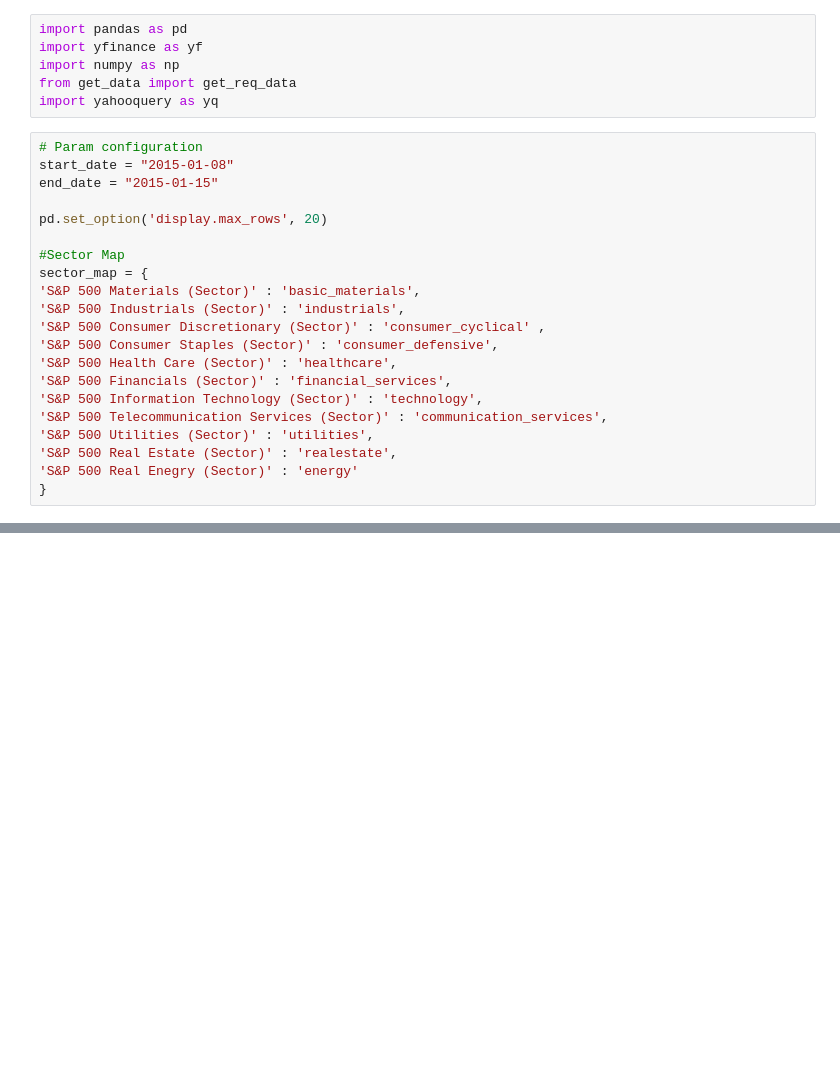
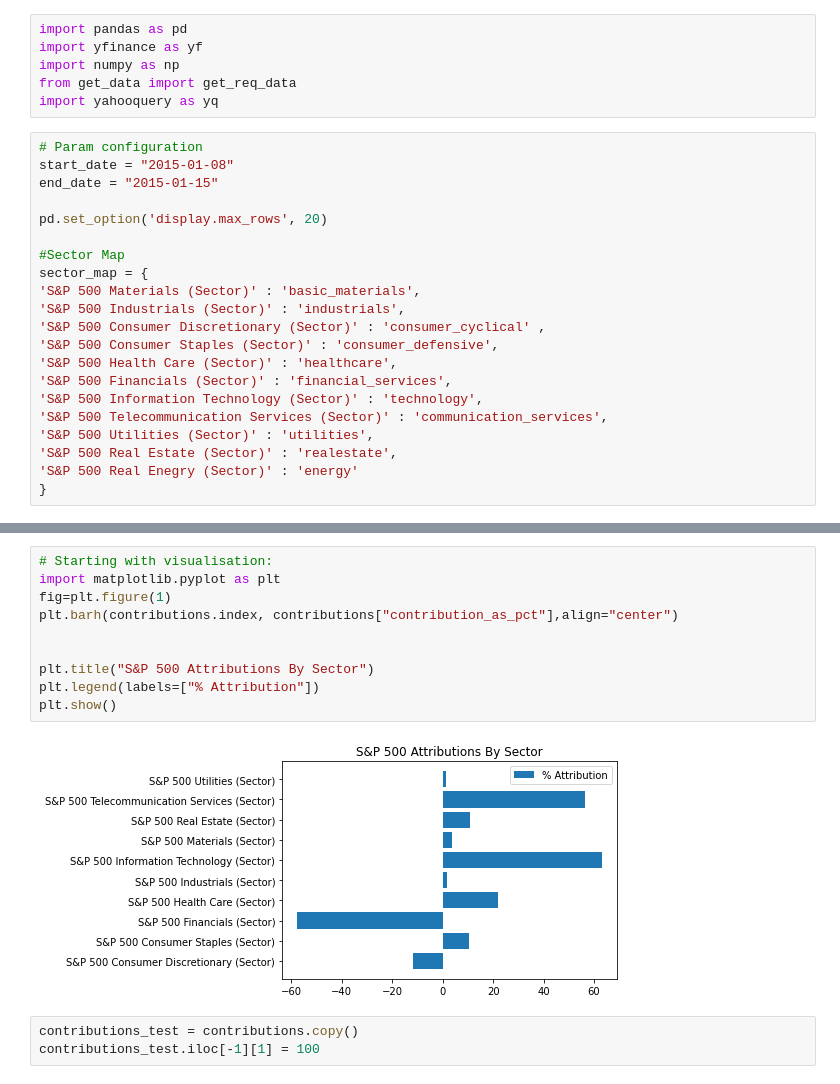
Before and after one commit to ahallson/TH_CSIDS, a Jupyter notebook: Experiment/model.ipynb, the cells around one changed output, grey strips where cells are left out. Drawn from its saved outputs; the diff is of its cells as text; blank space fills up the shorter version.

Commit message:
model.ipynb is now with a nice-looking plot

```diff
--- a/Experiment/model.ipynb
+++ b/Experiment/model.ipynb
@@ -101,0 +88,15 @@ contributions
+# %%
+# Starting with visualisation:
+import matplotlib.pyplot as plt
+fig=plt.figure(1)
+plt.barh(contributions.index, contributions["contribution_as_pct"],align="center")
+
+
+plt.title("S&P 500 Attributions By Sector")
+plt.legend(labels=["% Attribution"])
+plt.show()
+# %% [output]
+[figure, added]
+# %%
+contributions_test = contributions.copy()
+contributions_test.iloc[-1][1] = 100
```
Also changed, not shown: parts of 5 cells of this notebook, 1 other file.
